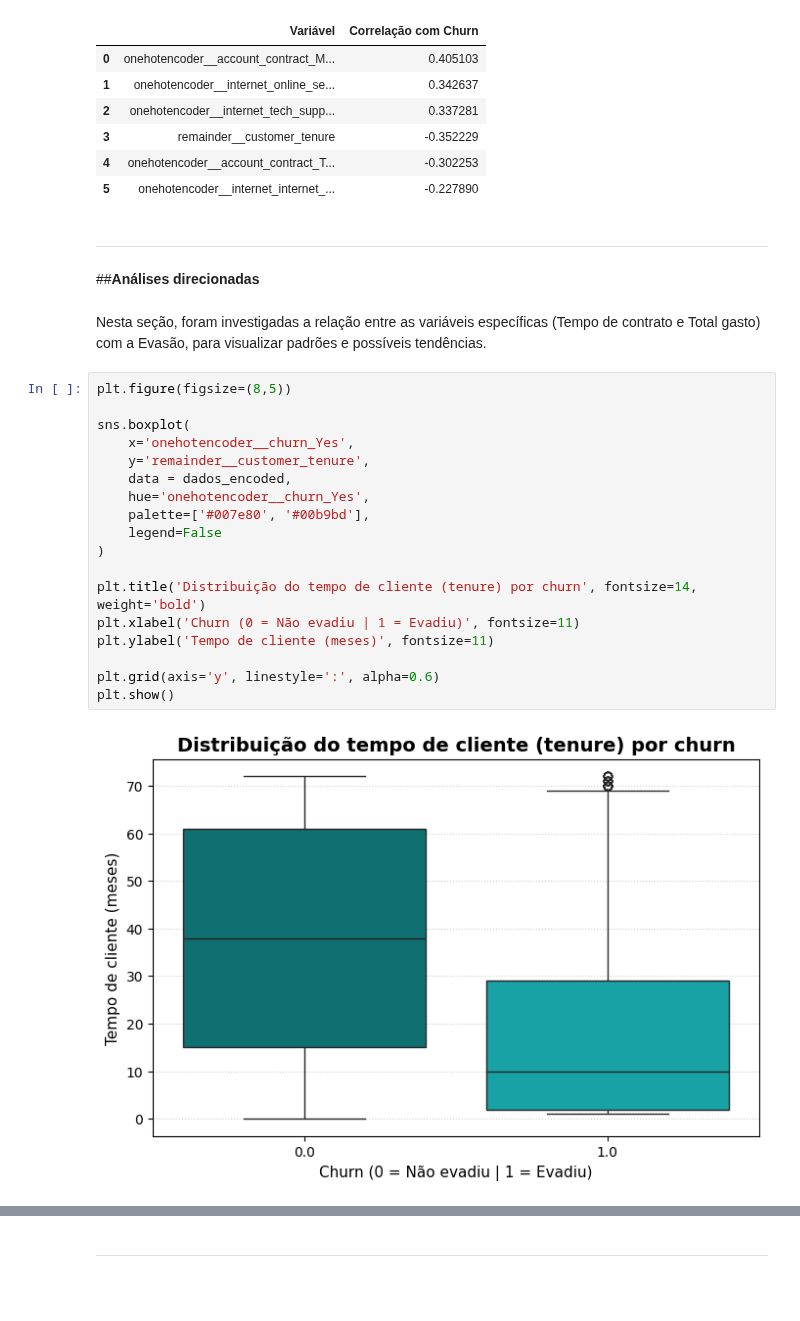
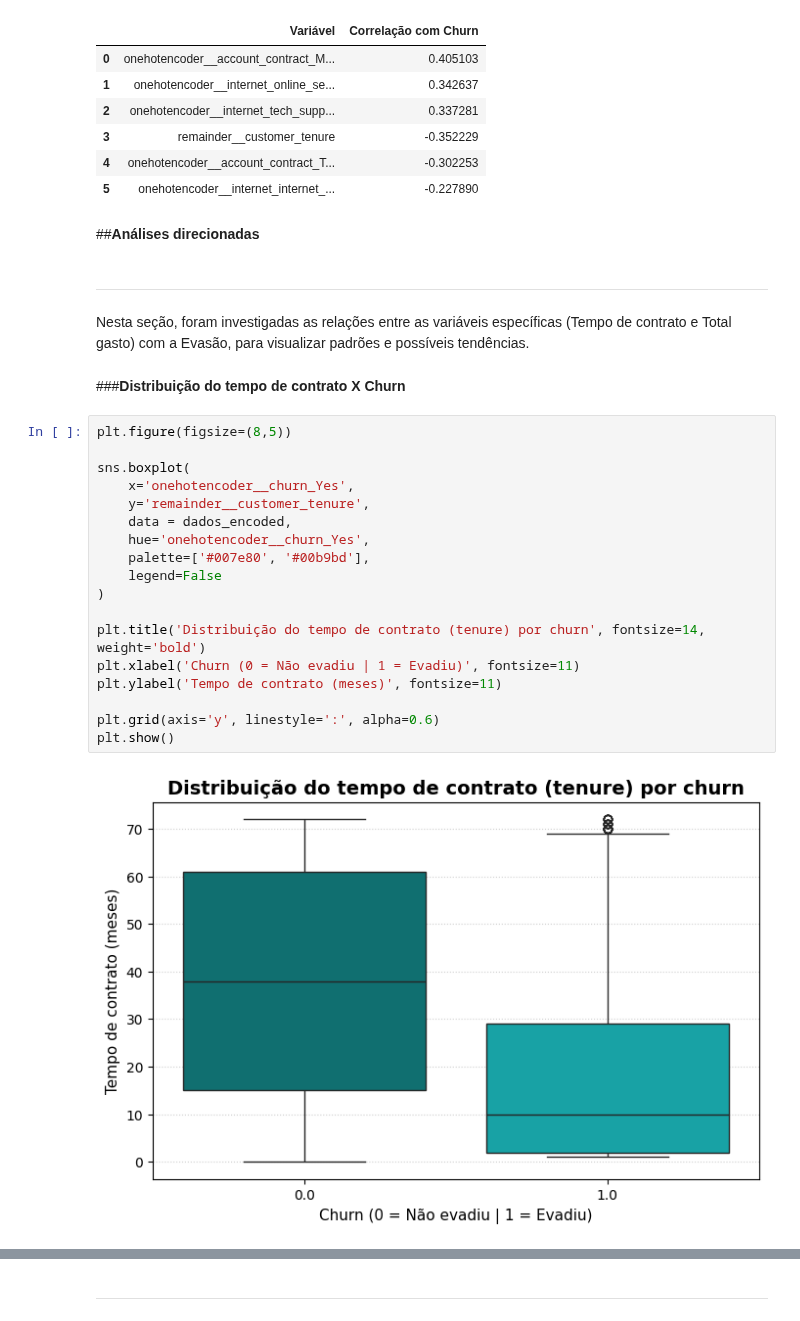
Before and after one commit to paulahruizpro-ux/telecom-x-ii, a Jupyter notebook: Telecom_X_2.ipynb, the cells around one changed output, grey strips where cells are left out. Saved outputs shown, nothing was run; the diff lists cells and outputs as text; blank space fills up the shorter version.

Commit message:
Análises e relatório finalizados

```diff
--- a/Telecom_X_2.ipynb
+++ b/Telecom_X_2.ipynb
@@ -540,31 +471,33 @@ top6_df
 | 3 | remainder__customer_tenure | -0.352229 |
 | 4 | onehotencoder__account_contract_T... | -0.302253 |
 | 5 | onehotencoder__internet_internet_... | -0.227890 |
+# %% [markdown]
+##**Análises direcionadas**
 # %% [markdown]
 
 
 ---
-# %% [markdown]
-##**Análises direcionadas**
 # %% [markdown]
-Nesta seção, foram investigadas a relação entre as variáveis específicas (Tempo de contrato e Total gasto) com a Evasão, para visualizar padrões e possíveis tendências.
+Nesta seção, foram investigadas as relações entre as variáveis específicas (Tempo de contrato e Total gasto) com a Evasão, para visualizar padrões e possíveis tendências.
+# %% [markdown]
+###**Distribuição do tempo de contrato X Churn**
 # %%
 plt.figure(figsize=(8,5))
 
 sns.boxplot(
     x='onehotencoder__churn_Yes',
     y='remainder__customer_tenure',
     data = dados_encoded,
     hue='onehotencoder__churn_Yes',
     palette=['#007e80', '#00b9bd'],
     legend=False
 )
 
-plt.title('Distribuição do tempo de cliente (tenure) por churn', fontsize=14, weight='bold')
+plt.title('Distribuição do tempo de contrato (tenure) por churn', fontsize=14, weight='bold')
 plt.xlabel('Churn (0 = Não evadiu | 1 = Evadiu)', fontsize=11)
-plt.ylabel('Tempo de cliente (meses)', fontsize=11)
+plt.ylabel('Tempo de contrato (meses)', fontsize=11)
 
 plt.grid(axis='y', linestyle=':', alpha=0.6)
 plt.show()
 # %% [output]
-[figure, old version]
+[figure, new version]
```
Also changed, not shown: parts of 51 cells of this notebook.
